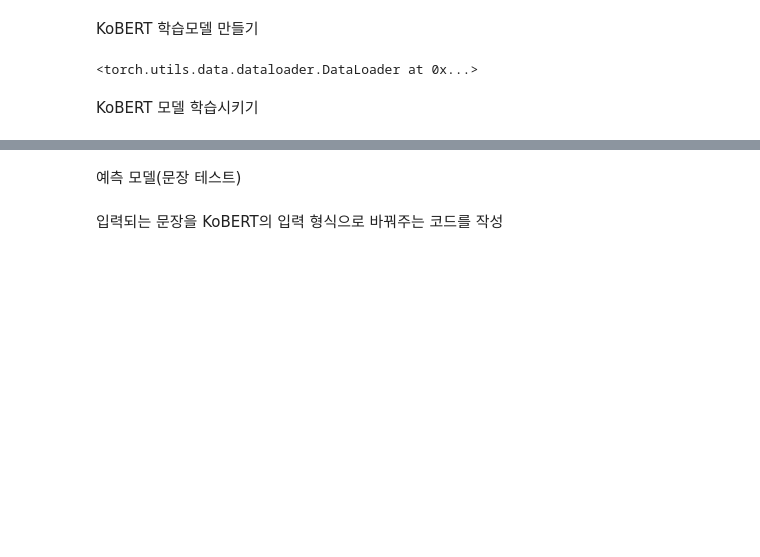
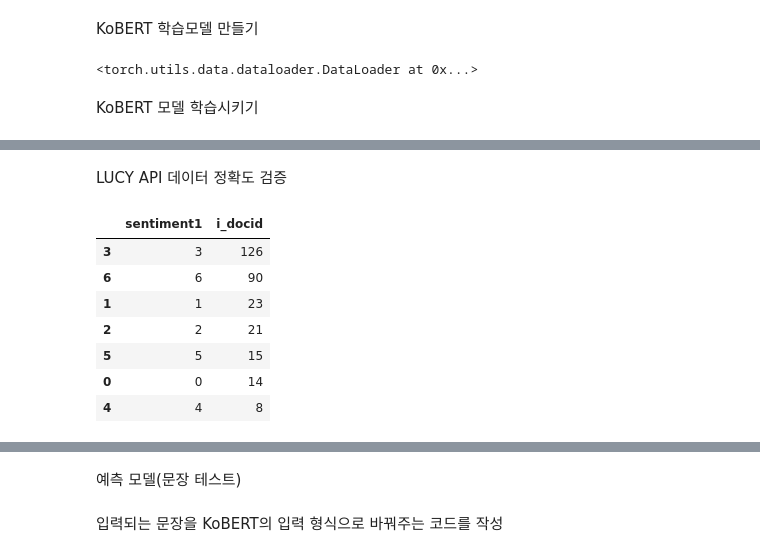
Before and after one commit to silver5938/NLP_Twitter_Sentiment, a Jupyter notebook: NLP_Twitter_sentiment.ipynb, the cells around one changed output, grey strips where cells are left out. Saved outputs shown, nothing was run; the diff lists cells and outputs as text; code cells hidden in the pictures; blank space fills up the shorter version.

```diff
--- a/NLP_Twitter_sentiment.ipynb
+++ b/NLP_Twitter_sentiment.ipynb
@@ -639,0 +721,22 @@ epoch 6 test acc 0.6266677401545823
+# %% [markdown]
+LUCY API 데이터 정확도 검증
+# %%
+df_test.loc[(df_test['sentiment1'] == "불안"), 'sentiment1'] = 0  #불안 => 0
+df_test.loc[(df_test['sentiment1'] == "슬픔"), 'sentiment1'] = 1  #슬픔 => 1
+df_test.loc[(df_test['sentiment1'] == "분노"), 'sentiment1'] = 2  #분노 => 2
+df_test.loc[(df_test['sentiment1'] == "기쁨"), 'sentiment1'] = 3  #기쁨 => 3
+df_test.loc[(df_test['sentiment1'] == "상처"), 'sentiment1'] = 4  #상처 => 4
+df_test.loc[(df_test['sentiment1'] == "당황"), 'sentiment1'] = 5  #당황 => 5
+df_test.loc[(df_test['sentiment1'] == "중립"), 'sentiment1'] = 6  #중립 => 6
+# %%
+temp = df_test.groupby('sentiment1').count()['i_docid'].reset_index().sort_values(by='i_docid',ascending=False)
+temp.style.background_gradient(cmap='Purples')
+# %% [output]
+|  | sentiment1 | i_docid |
+| 3 | 3 | 126 |
+| 6 | 6 | 90 |
+| 1 | 1 | 23 |
+| 2 | 2 | 21 |
+| 5 | 5 | 15 |
+| 0 | 0 | 14 |
+| 4 | 4 | 8 |
```
Also changed, not shown: parts of 37 cells of this notebook.
